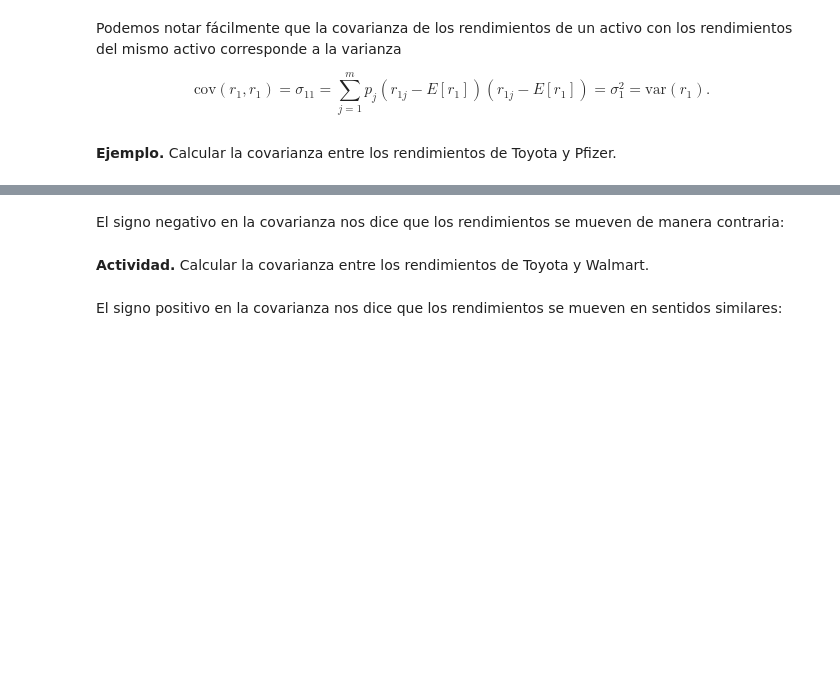
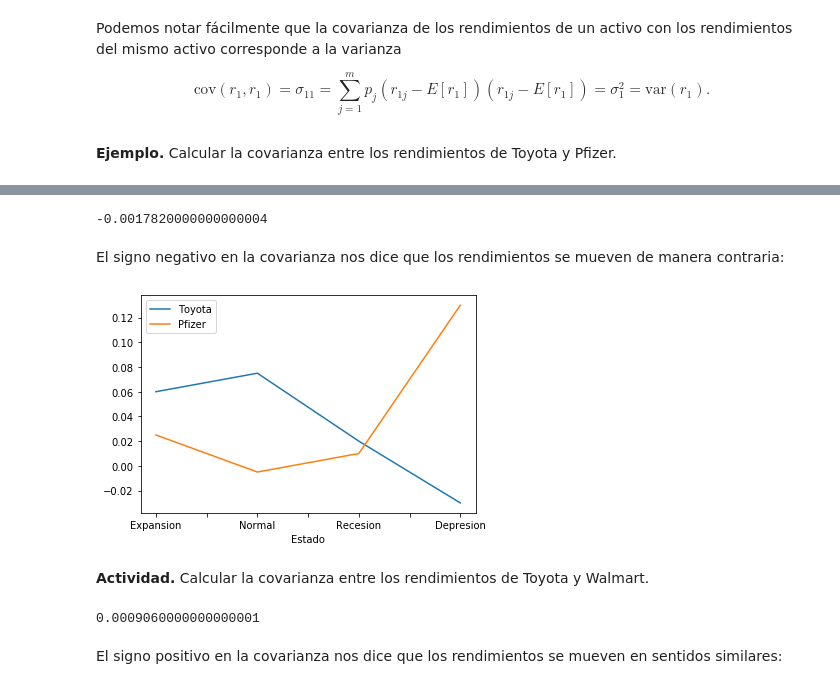
Before and after one commit to esjimenezro/porinvo2022, a Jupyter notebook: Modulo2/Clase7_RendimientoRiesgoPortafoliosII.ipynb, the cells around one changed output, grey strips where cells are left out. Drawn from its saved outputs; the diff is of its cells as text; code cells hidden in the pictures; blank space fills up the shorter version.

```diff
--- a/Modulo2/Clase7_RendimientoRiesgoPortafoliosII.ipynb
+++ b/Modulo2/Clase7_RendimientoRiesgoPortafoliosII.ipynb
@@ -60,2 +75,4 @@ tabla.round(4)
 # %%
 # Portafolio 0.5Toyota+0.5Pfizer
+tabla['portTP'] = 0.5 * tabla['Toyota'] + 0.5 * tabla['Pfizer']
+tabla
@@ -73,3 +108,5 @@ tabla.round(4)
 **Actividad.** Encontrar la volatilidad del portafolio formado $0.5$ Toyota y $0.5$ Walmart.
 # %%
 # Encontrar los rendimientos del portafolio en cada estado de la economía
+tabla['portTW'] = 0.5 * tabla['Toyota'] + 0.5 * tabla['Walmart']
+tabla
@@ -112,4 +173,14 @@ $$\text{cov}(r_1,r_1)=\sigma_{11}=\sum_{j=1}^{m} p_j(r_{1j}-E[r_1])(r_{1j}-E[r_1
+# %%
+# Calcular la covarianza
+covTP = (tabla['Prob'] * (tabla['Toyota'] - erT) * (tabla['Pfizer'] - erP)).sum()
+covTP
+# %% [output]
+-0.0017820000000000004
 # %% [markdown]
 El signo negativo en la covarianza nos dice que los rendimientos se mueven de manera contraria:
+# %%
+tabla[['Toyota' ,'Pfizer']].plot();
+# %% [output]
+[figure, added]
 # %% [markdown]
 **Actividad.** Calcular la covarianza entre los rendimientos de Toyota y Walmart.
@@ -118,2 +187,8 @@ El signo negativo en la covarianza nos dice que los rendimientos se mueven de ma
+# %%
+# Calcular la covarianza
+covTW = (tabla['Prob'] * (tabla['Toyota'] - erT) * (tabla['Walmart'] - erW)).sum()
+covTW
+# %% [output]
+0.0009060000000000001
 # %% [markdown]
 El signo positivo en la covarianza nos dice que los rendimientos se mueven en sentidos similares:
```
Also changed, not shown: parts of 23 cells of this notebook.
